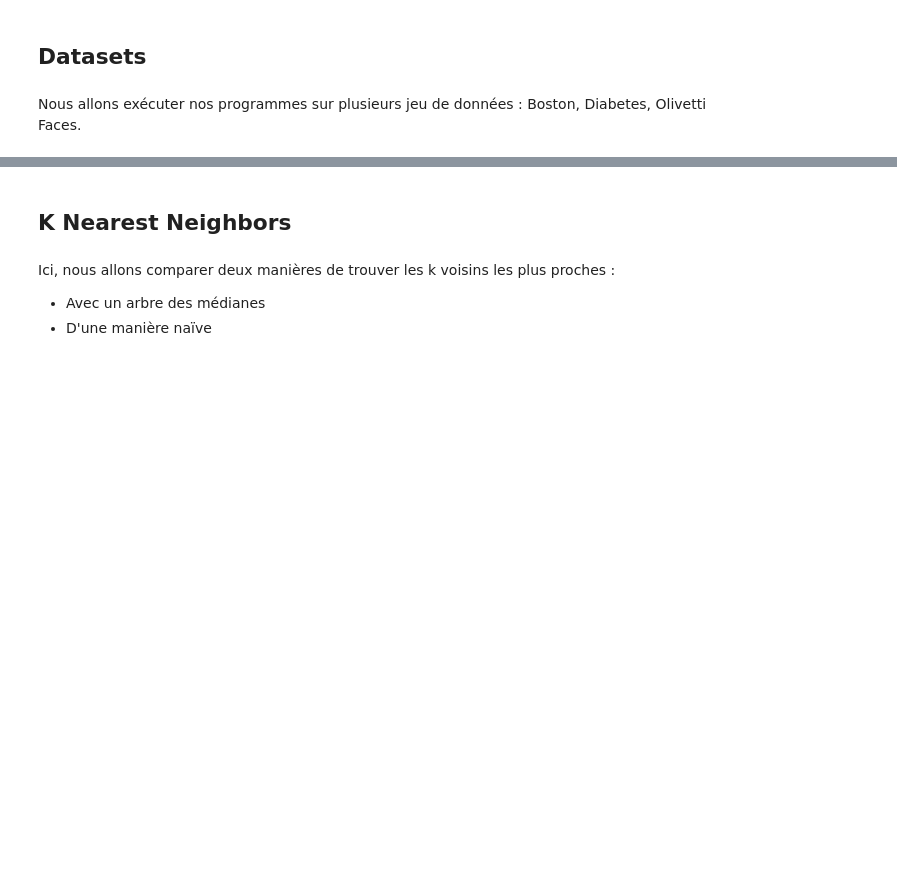
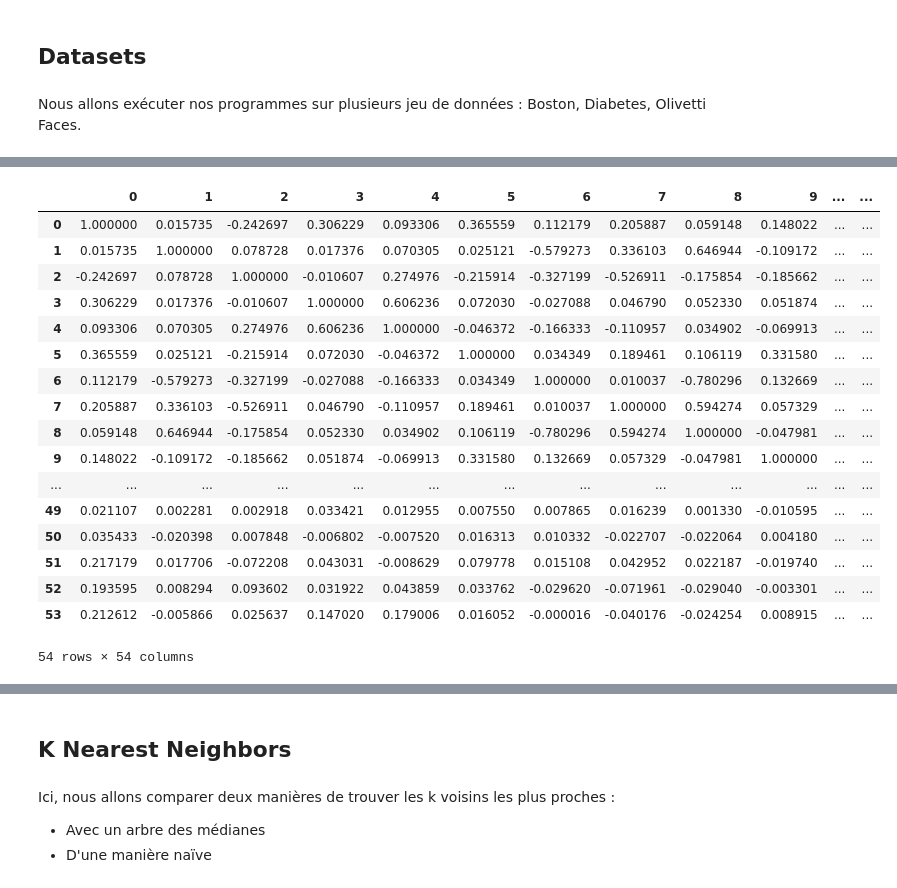
Before and after one commit to hibiga/KNN, a Jupyter notebook: L2.ipynb, the cells around one changed output, grey strips where cells are left out. Saved outputs shown, nothing was run; the diff lists cells and outputs as text; code cells hidden in the pictures; blank space fills up the shorter version.

```diff
--- a/L2.ipynb
+++ b/L2.ipynb
@@ -82,0 +101,23 @@ df_olivetti_faces.describe()
+# %%
+forest_covertypes = datasets.fetch_covtype()
+forest_covertypes_corr = pd.DataFrame(forest_covertypes.data)
+forest_covertypes_corr.corr()
+# %% [output]
+|  | 0 | 1 | 2 | 3 | 4 | 5 | 6 | 7 | 8 | 9 | ... | ... |
+| 0 | 1.000000 | 0.015735 | -0.242697 | 0.306229 | 0.093306 | 0.365559 | 0.112179 | 0.205887 | 0.059148 | 0.148022 | ... | ... |
+| 1 | 0.015735 | 1.000000 | 0.078728 | 0.017376 | 0.070305 | 0.025121 | -0.579273 | 0.336103 | 0.646944 | -0.109172 | ... | ... |
+| 2 | -0.242697 | 0.078728 | 1.000000 | -0.010607 | 0.274976 | -0.215914 | -0.327199 | -0.526911 | -0.175854 | -0.185662 | ... | ... |
+| 3 | 0.306229 | 0.017376 | -0.010607 | 1.000000 | 0.606236 | 0.072030 | -0.027088 | 0.046790 | 0.052330 | 0.051874 | ... | ... |
+| 4 | 0.093306 | 0.070305 | 0.274976 | 0.606236 | 1.000000 | -0.046372 | -0.166333 | -0.110957 | 0.034902 | -0.069913 | ... | ... |
+| 5 | 0.365559 | 0.025121 | -0.215914 | 0.072030 | -0.046372 | 1.000000 | 0.034349 | 0.189461 | 0.106119 | 0.331580 | ... | ... |
+| 6 | 0.112179 | -0.579273 | -0.327199 | -0.027088 | -0.166333 | 0.034349 | 1.000000 | 0.010037 | -0.780296 | 0.132669 | ... | ... |
+| 7 | 0.205887 | 0.336103 | -0.526911 | 0.046790 | -0.110957 | 0.189461 | 0.010037 | 1.000000 | 0.594274 | 0.057329 | ... | ... |
+| 8 | 0.059148 | 0.646944 | -0.175854 | 0.052330 | 0.034902 | 0.106119 | -0.780296 | 0.594274 | 1.000000 | -0.047981 | ... | ... |
+| 9 | 0.148022 | -0.109172 | -0.185662 | 0.051874 | -0.069913 | 0.331580 | 0.132669 | 0.057329 | -0.047981 | 1.000000 | ... | ... |
+| ... | ... | ... | ... | ... | ... | ... | ... | ... | ... | ... | ... | ... |
+| 49 | 0.021107 | 0.002281 | 0.002918 | 0.033421 | 0.012955 | 0.007550 | 0.007865 | 0.016239 | 0.001330 | -0.010595 | ... | ... |
+| 50 | 0.035433 | -0.020398 | 0.007848 | -0.006802 | -0.007520 | 0.016313 | 0.010332 | -0.022707 | -0.022064 | 0.004180 | ... | ... |
+| 51 | 0.217179 | 0.017706 | -0.072208 | 0.043031 | -0.008629 | 0.079778 | 0.015108 | 0.042952 | 0.022187 | -0.019740 | ... | ... |
+| 52 | 0.193595 | 0.008294 | 0.093602 | 0.031922 | 0.043859 | 0.033762 | -0.029620 | -0.071961 | -0.029040 | -0.003301 | ... | ... |
+| 53 | 0.212612 | -0.005866 | 0.025637 | 0.147020 | 0.179006 | 0.016052 | -0.000016 | -0.040176 | -0.024254 | 0.008915 | ... | ... |
+54 rows × 54 columns
```
Also changed, not shown: parts of 23 cells of this notebook.
